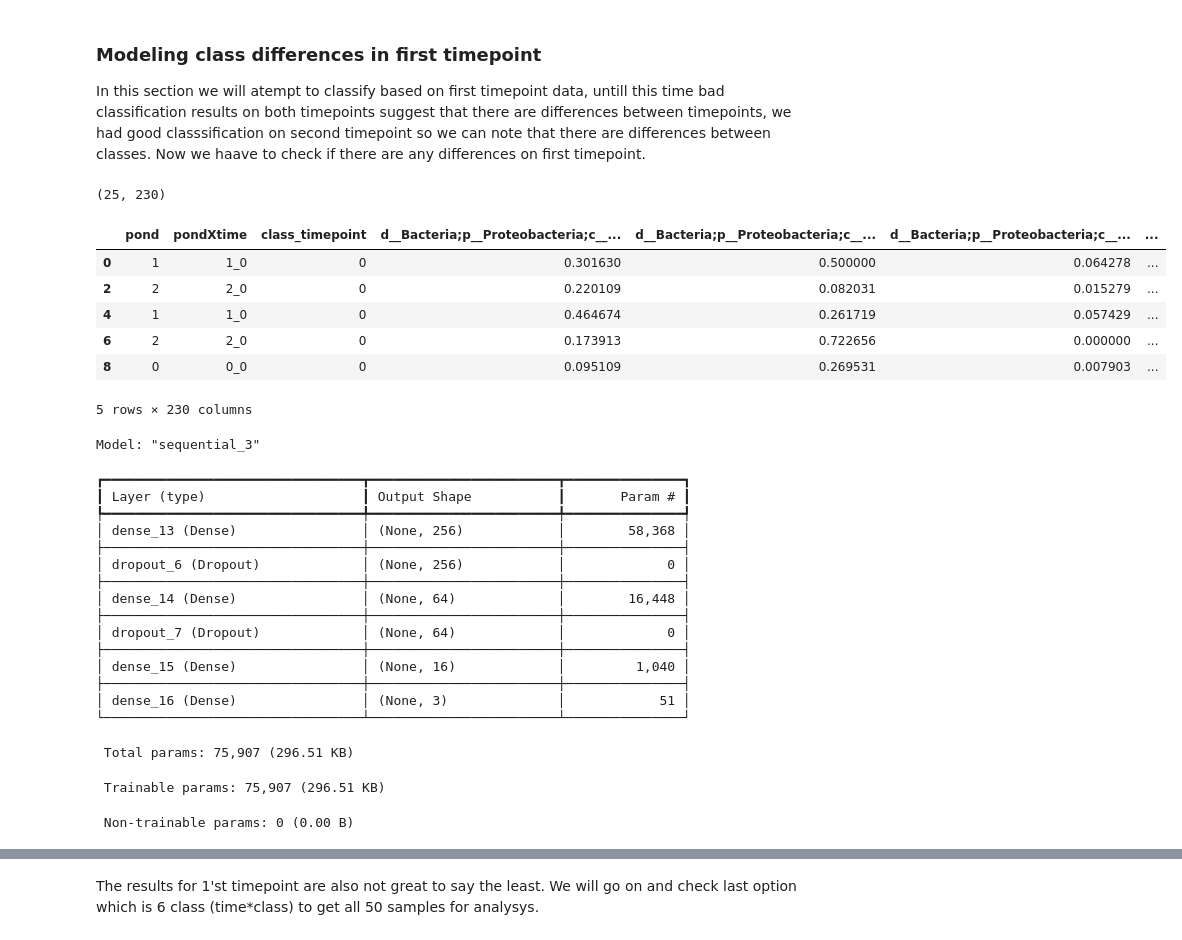
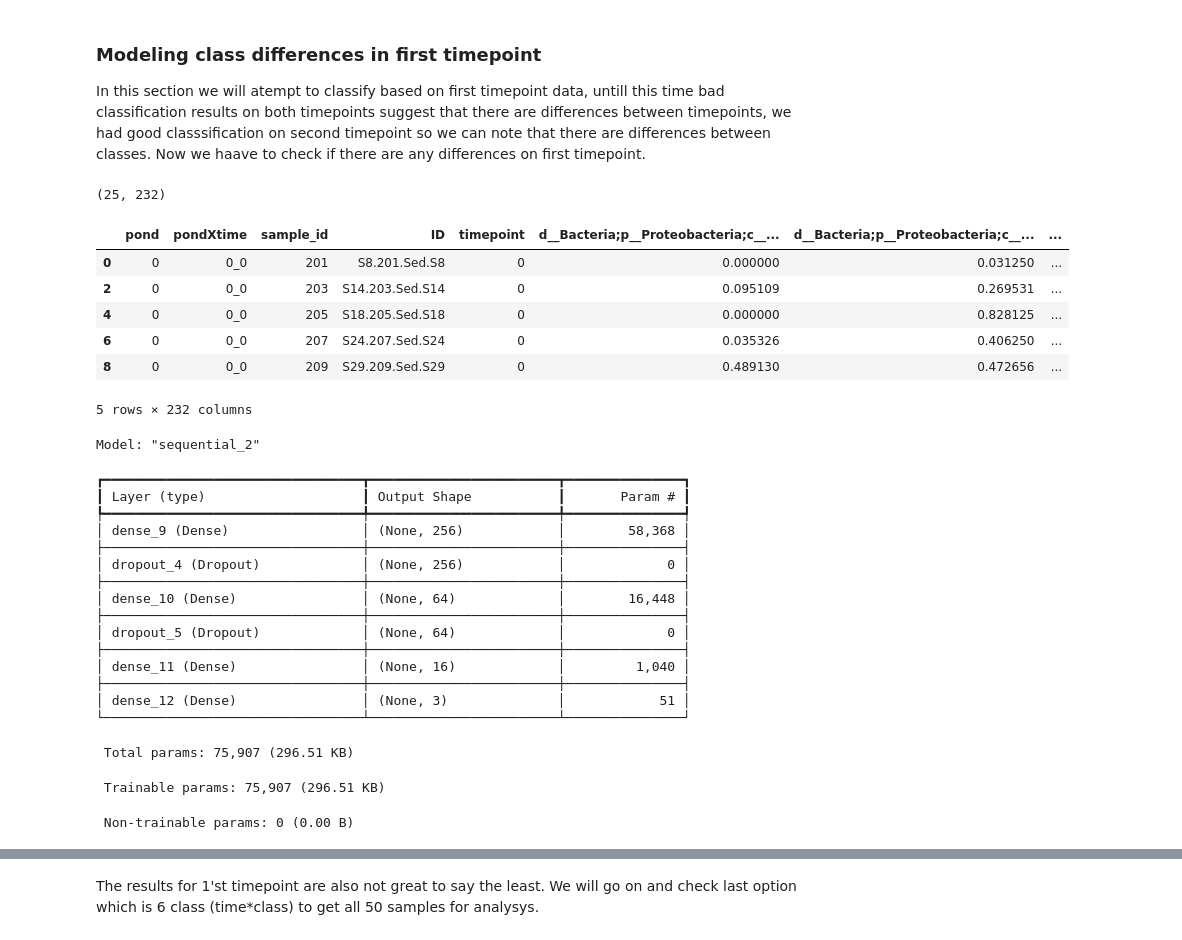
Before and after one commit to paq88/Fish_neural_network_classifier, a Jupyter notebook: sed_based/Sediment_2.ipynb, the cells around one changed output, grey strips where cells are left out. Drawn from its saved outputs; the diff is of its cells as text; code cells hidden in the pictures.

```diff
--- a/sed_based/Sediment_2.ipynb
+++ b/sed_based/Sediment_2.ipynb
@@ -42,4 +37,4 @@ len(predictors)
-# %%
-# adding collumn with timepoints
-classes = np.tile([0, 1], 25)
-df.insert(1,"class_timepoint",  classes)
+# %%
+df['timepoint'] = LabelEncoder().fit_transform(df['timepoint'])
+predictors = df.columns[4:]
+len(predictors)
@@ -84,16 +81,3 @@ Those classes will be: No supplementation, Em farma, EM
 |2|set 2 | 10,21,28,30,32|Em farma|EM|
 |3|set 3 | 9,13,17,20,27|EM|NO|
 |4|set 4 | 11,15,22,25,31|EM|EM|
-# %%
-# function for decoding pond number
-def pond_decoder(x,codes):
-
-    x=x.replace('S','')
-    num = int(x.split("_")[1])
-
-
-    for key, value_list in codes.items():
-        if num in value_list:
-            return key
-
-    return None
@@ -109,7 +86,7 @@ codes = {0 : [8,14,18,24,29], 1: [12,16,19,23,26, 10,21,28,30,32], 2 : [9,13,17,
 
 df['pond'] = df['pond'].apply(lambda x: pond_decoder(x,codes))
 # %%
-pondXtime = df['pond'].astype(str) + "_" + df['class_timepoint'].astype(str)
+pondXtime = df['pond'].astype(str) + "_" + df['timepoint'].astype(str)
 df.insert(1,"pondXtime", pondXtime)
 # %%
 df.head()
@@ -684,18 +287,18 @@ The results for second timepoint are slightly worse than for both timepoints, th
 
 In this section we will atempt to classify based on first timepoint data, untill this time bad classification results on both timepoints suggest that there are differences between timepoints, we had good classsification on second timepoint so we can note that there are differences between classes. Now we haave to check if there are any differences on first timepoint.
 # %%
-df_first_tp = train_val_df[train_val_df["class_timepoint"]==0]
+df_first_tp = train_val_df[train_val_df["timepoint"]==0]
 print(df_first_tp.shape)
 df_first_tp.head()
 # %% [output]
-(25, 230)
+(25, 232)
-|  | pond | pondXtime | class_timepoint | d__Bacteria;p__Proteobacteria;c__... | d__Bacteria;p__Proteobacteria;c__... | d__Bacteria;p__Proteobacteria;c__... | ... |
-| 0 | 1 | 1_0 | 0 | 0.301630 | 0.500000 | 0.064278 | ... |
-| 2 | 2 | 2_0 | 0 | 0.220109 | 0.082031 | 0.015279 | ... |
-| 4 | 1 | 1_0 | 0 | 0.464674 | 0.261719 | 0.057429 | ... |
-| 6 | 2 | 2_0 | 0 | 0.173913 | 0.722656 | 0.000000 | ... |
-| 8 | 0 | 0_0 | 0 | 0.095109 | 0.269531 | 0.007903 | ... |
+|  | pond | pondXtime | sample_id | ID | timepoint | d__Bacteria;p__Proteobacteria;c__... | d__Bacteria;p__Proteobacteria;c__... | ... |
+| 0 | 0 | 0_0 | 201 | S8.201.Sed.S8 | 0 | 0.000000 | 0.031250 | ... |
+| 2 | 0 | 0_0 | 203 | S14.203.Sed.S14 | 0 | 0.095109 | 0.269531 | ... |
+| 4 | 0 | 0_0 | 205 | S18.205.Sed.S18 | 0 | 0.000000 | 0.828125 | ... |
+| 6 | 0 | 0_0 | 207 | S24.207.Sed.S24 | 0 | 0.035326 | 0.406250 | ... |
+| 8 | 0 | 0_0 | 209 | S29.209.Sed.S29 | 0 | 0.489130 | 0.472656 | ... |
-5 rows × 230 columns
+5 rows × 232 columns
 # %%
 model4 = keras.Sequential()
 
@@ -722,21 +325,21 @@ optimizer = keras.optimizers.Adam(learning_rate = 0.0001)
 
 model4.compile(optimizer = optimizer, loss = loss, metrics=metrics)
 # %% [output]
-Model: "sequential_3"
+Model: "sequential_2"
 ┏━━━━━━━━━━━━━━━━━━━━━━━━━━━━━━━━━┳━━━━━━━━━━━━━━━━━━━━━━━━┳━━━━━━━━━━━━━━━┓
 ┃ Layer (type)                    ┃ Output Shape           ┃       Param # ┃
 ┡━━━━━━━━━━━━━━━━━━━━━━━━━━━━━━━━━╇━━━━━━━━━━━━━━━━━━━━━━━━╇━━━━━━━━━━━━━━━┩
-│ dense_13 (Dense)                │ (None, 256)            │        58,368 │
+│ dense_9 (Dense)                 │ (None, 256)            │        58,368 │
 ├─────────────────────────────────┼────────────────────────┼───────────────┤
-│ dropout_6 (Dropout)             │ (None, 256)            │             0 │
+│ dropout_4 (Dropout)             │ (None, 256)            │             0 │
 ├─────────────────────────────────┼────────────────────────┼───────────────┤
-│ dense_14 (Dense)                │ (None, 64)             │        16,448 │
+│ dense_10 (Dense)                │ (None, 64)             │        16,448 │
 ├─────────────────────────────────┼────────────────────────┼───────────────┤
-│ dropout_7 (Dropout)             │ (None, 64)             │             0 │
+│ dropout_5 (Dropout)             │ (None, 64)             │             0 │
 ├─────────────────────────────────┼────────────────────────┼───────────────┤
-│ dense_15 (Dense)                │ (None, 16)             │         1,040 │
+│ dense_11 (Dense)                │ (None, 16)             │         1,040 │
 ├─────────────────────────────────┼────────────────────────┼───────────────┤
-│ dense_16 (Dense)                │ (None, 3)              │            51 │
+│ dense_12 (Dense)                │ (None, 3)              │            51 │
 └─────────────────────────────────┴────────────────────────┴───────────────┘
  Total params: 75,907 (296.51 KB)
  Trainable params: 75,907 (296.51 KB)
```
Also changed, not shown: parts of 21 cells of this notebook.
